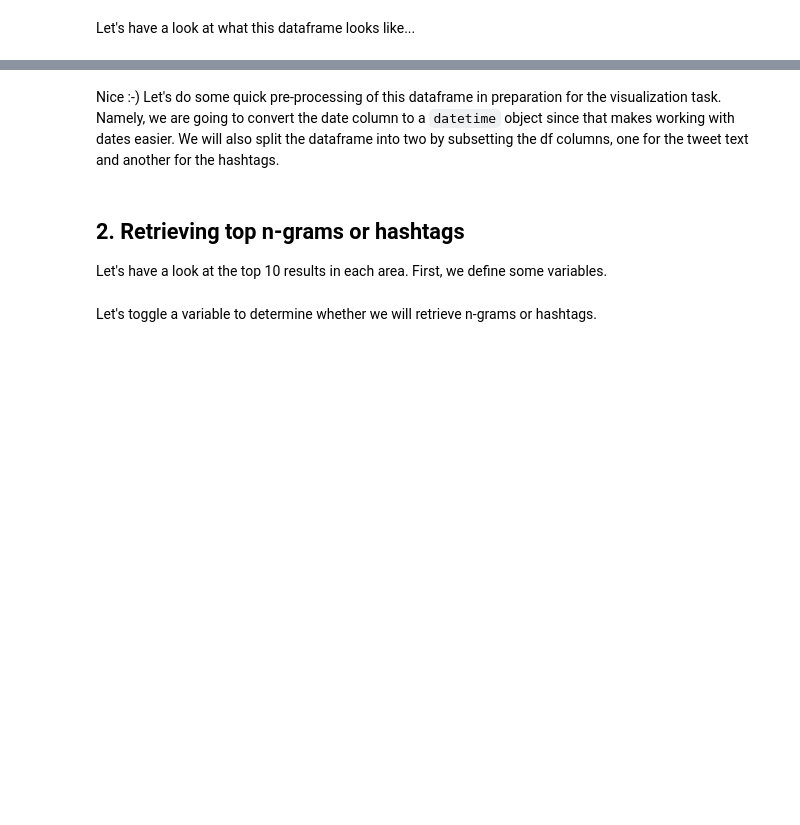
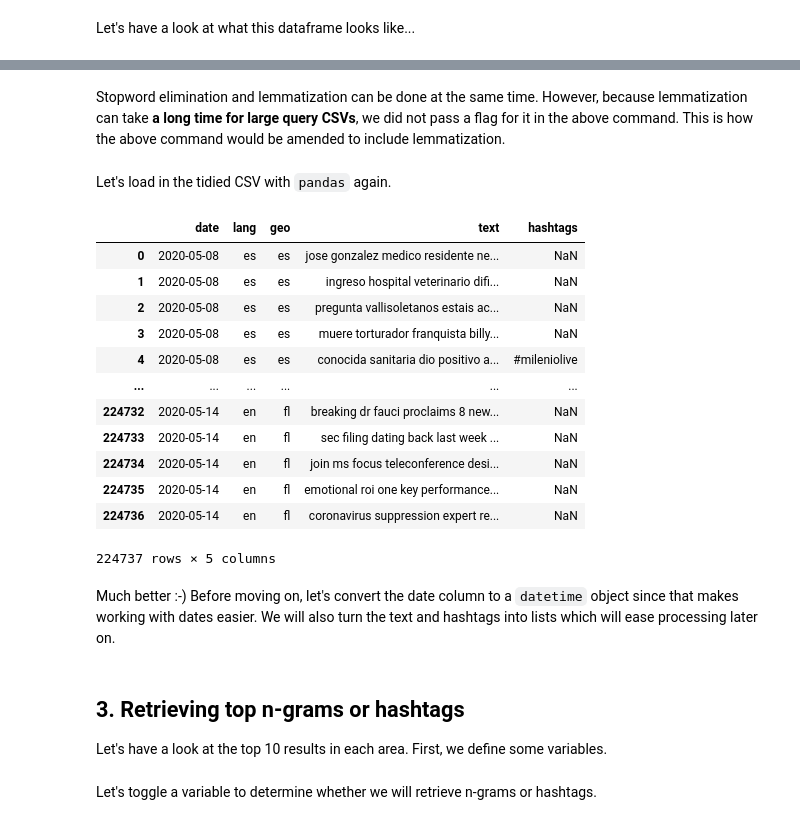
Before and after one commit to dh-miami/narratives_covid19, a Jupyter notebook: scripts/freq_analysis/top_ngrams.ipynb, the cells around one changed output, grey strips where cells are left out. Drawn from its saved outputs; the diff is of its cells as text; code cells hidden in the pictures; blank space fills up the shorter version.

```diff
--- a/scripts/freq_analysis/top_ngrams.ipynb
+++ b/scripts/freq_analysis/top_ngrams.ipynb
@@ -61,0 +86,2 @@ df
+# %% [markdown]
+Stopword elimination and lemmatization can be done at the same time. However, because lemmatization can take __a long time for large query CSVs__, we did not pass a flag for it in the above command. This is how the above command would be amended to include lemmatization.
@@ -61,0 +90,2 @@ df
+# %% [markdown]
+Let's load in the tidied CSV with `pandas` again.
@@ -62,11 +94,27 @@ df
+# %%
+df
+# %% [output]
+|  | date | lang | geo | text | hashtags |
+| 0 | 2020-05-08 | es | es | jose gonzalez medico residente ne... | NaN |
+| 1 | 2020-05-08 | es | es | ingreso hospital veterinario difi... | NaN |
+| 2 | 2020-05-08 | es | es | pregunta vallisoletanos estais ac... | NaN |
+| 3 | 2020-05-08 | es | es | muere torturador franquista billy... | NaN |
+| 4 | 2020-05-08 | es | es | conocida sanitaria dio positivo a... | #mileniolive |
+| ... | ... | ... | ... | ... | ... |
+| 224732 | 2020-05-14 | en | fl | breaking dr fauci proclaims 8 new... | NaN |
+| 224733 | 2020-05-14 | en | fl | sec filing dating back last week ... | NaN |
+| 224734 | 2020-05-14 | en | fl | join ms focus teleconference desi... | NaN |
+| 224735 | 2020-05-14 | en | fl | emotional roi one key performance... | NaN |
+| 224736 | 2020-05-14 | en | fl | coronavirus suppression expert re... | NaN |
+224737 rows × 5 columns
 # %% [markdown]
-Nice :-) Let's do some quick pre-processing of this dataframe in preparation for the visualization task. Namely, we are going to convert the date column to a `datetime` object since that makes working with dates easier. We will also split the dataframe into two by subsetting the df columns, one for the tweet text and another for the hashtags.
+Much better :-) Before moving on, let's convert the date column to a `datetime` object since that makes working with dates easier. We will also turn the text and hashtags into lists which will ease processing later on.
 # %%
 df['date'] = pd.to_datetime(df['date'])
 df['text'] = df['text'].str.split()
 df['hashtags'] = df['hashtags'].str.split()
 # %% [markdown]
-## 2. Retrieving top n-grams or hashtags
+## 3. Retrieving top n-grams or hashtags
 
 Let's have a look at the top 10 results in each area. First, we define some variables.
 # %%
```
Also changed, not shown: parts of 30 cells of this notebook, 6 other files.
